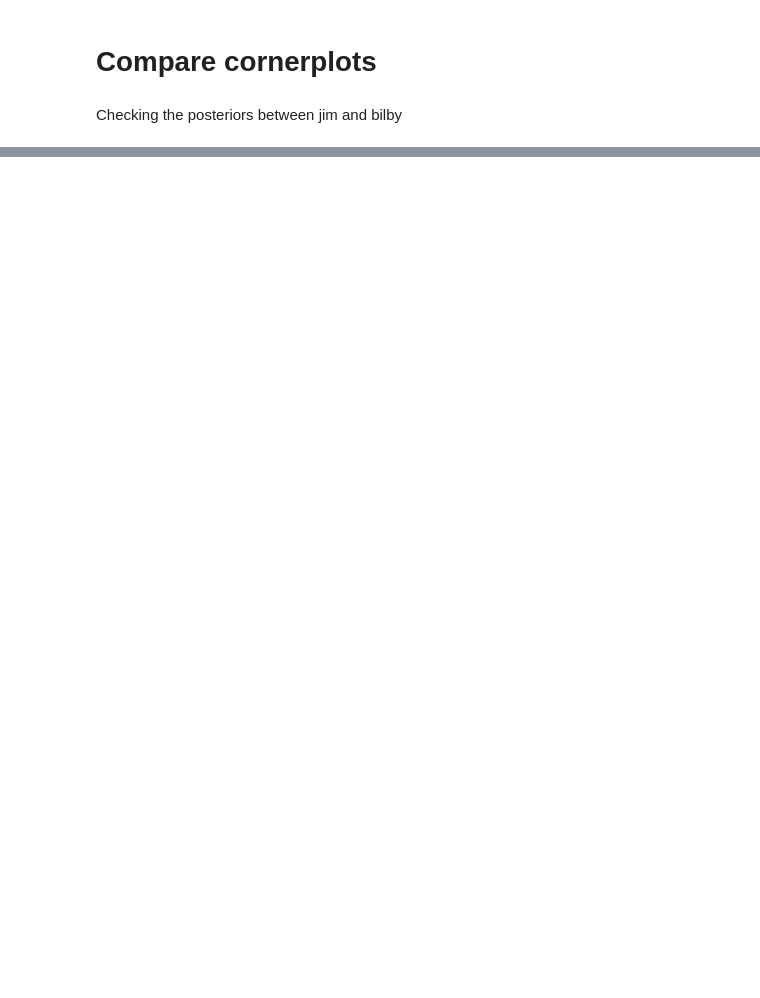
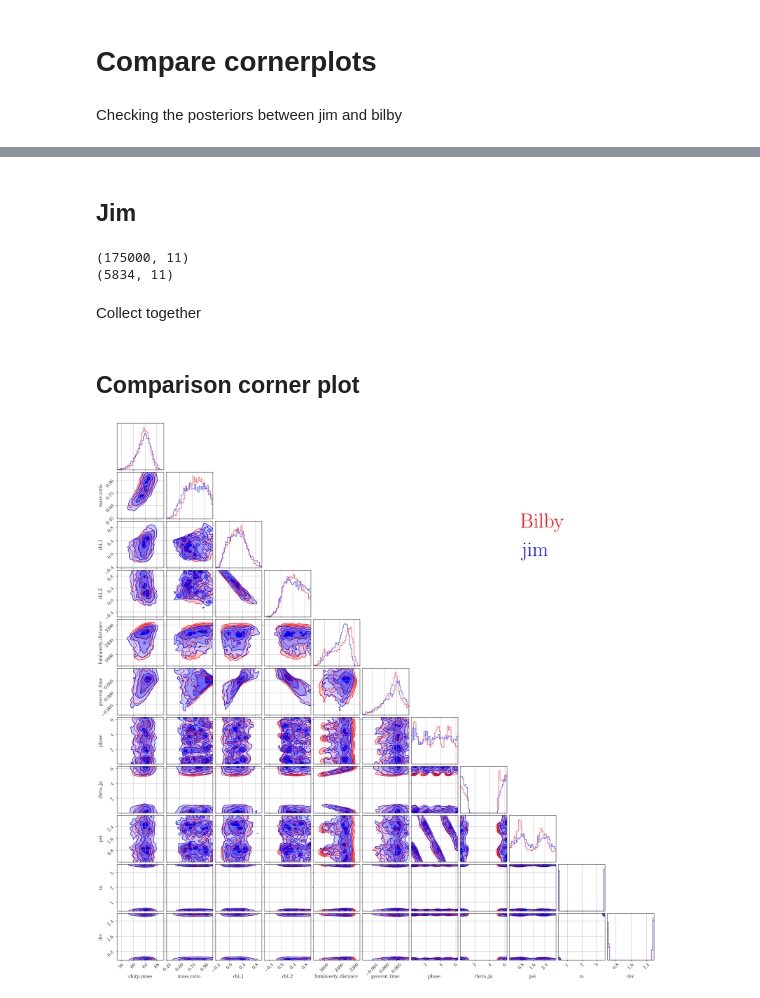
Before and after one commit to ThibeauWouters/jim_meets_harmonic, a Jupyter notebook: 11d_runs/compare_cornerplots.ipynb, the cells around one changed output, grey strips where cells are left out. Cells and saved outputs as stored; diff of their text form; code cells hidden in the pictures; blank space fills up the shorter version.

Commit message:
New set of bilby + jim runs

```diff
--- a/11d_runs/compare_cornerplots.ipynb
+++ b/11d_runs/compare_cornerplots.ipynb
@@ -11,0 +47,2 @@ import h5py
+# %%
+outdir = os.path.join(os.getcwd(), 'working_2')
@@ -39,0 +74,43 @@ FileNotFoundError: [Errno 2] No such file or directory: '/home/thibeau.wouters/p
+# %% [markdown]
+## Jim
+# %%
+jim_outdir = os.path.join(outdir, 'jim') # TODO: move!
+
+jim_file = os.path.join(jim_outdir, 'results_production.npz')
+jim_posterior = np.load(jim_file)["chains"]
+jim_posterior = np.reshape(jim_posterior, (-1, jim_posterior.shape[-1]))
+print(np.shape(jim_posterior))
+
+# Thinning
+jump = 30
+jim_posterior = jim_posterior[::jump, :]
+print(np.shape(jim_posterior))
+# %% [output]
+(175000, 11)
+(5834, 11)
+# %% [markdown]
+Collect together
+# %%
+samples_dict = {"bilby": bilby_posterior, "jim": jim_posterior}
+colors_dict = {"bilby": "red", "jim": "blue"}
+# %% [markdown]
+## Comparison corner plot
+# %%
+for i, key in enumerate(["bilby", "jim"]):
+    samples = samples_dict[key]
+    color = colors_dict[key]
+
+    corner_kwargs = copy.deepcopy(default_corner_kwargs)
+    corner_kwargs["color"] = color
+    corner_kwargs["hist_kwargs"] = {"color": color, "density": True}
+    if i == 0:
+        fig =  corner.corner(bilby_posterior, labels=bilby_keys, **corner_kwargs)
+    else:
+        corner.corner(jim_posterior, fig=fig, **corner_kwargs)
+
+fs = 64
+plt.text(0.75, 0.8, "Bilby", color="red", fontsize=fs, transform=plt.gcf().transFigure)
+plt.text(0.75, 0.75, "jim", color="blue", fontsize=fs, transform=plt.gcf().transFigure)
+plt.show()
+# %% [output]
+[figure, added]
```
Also changed, not shown: parts of 6 cells of this notebook, 49 other files.
